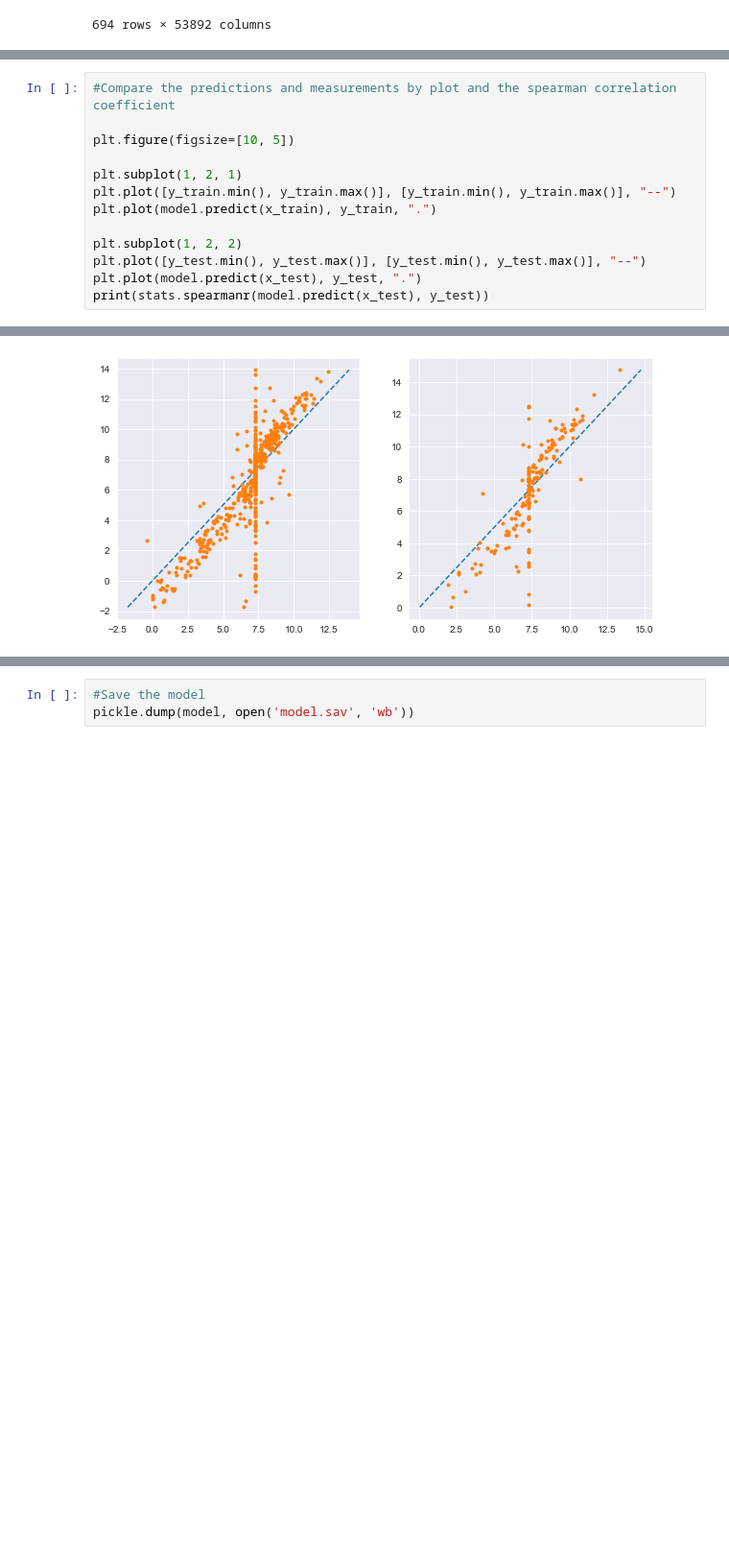
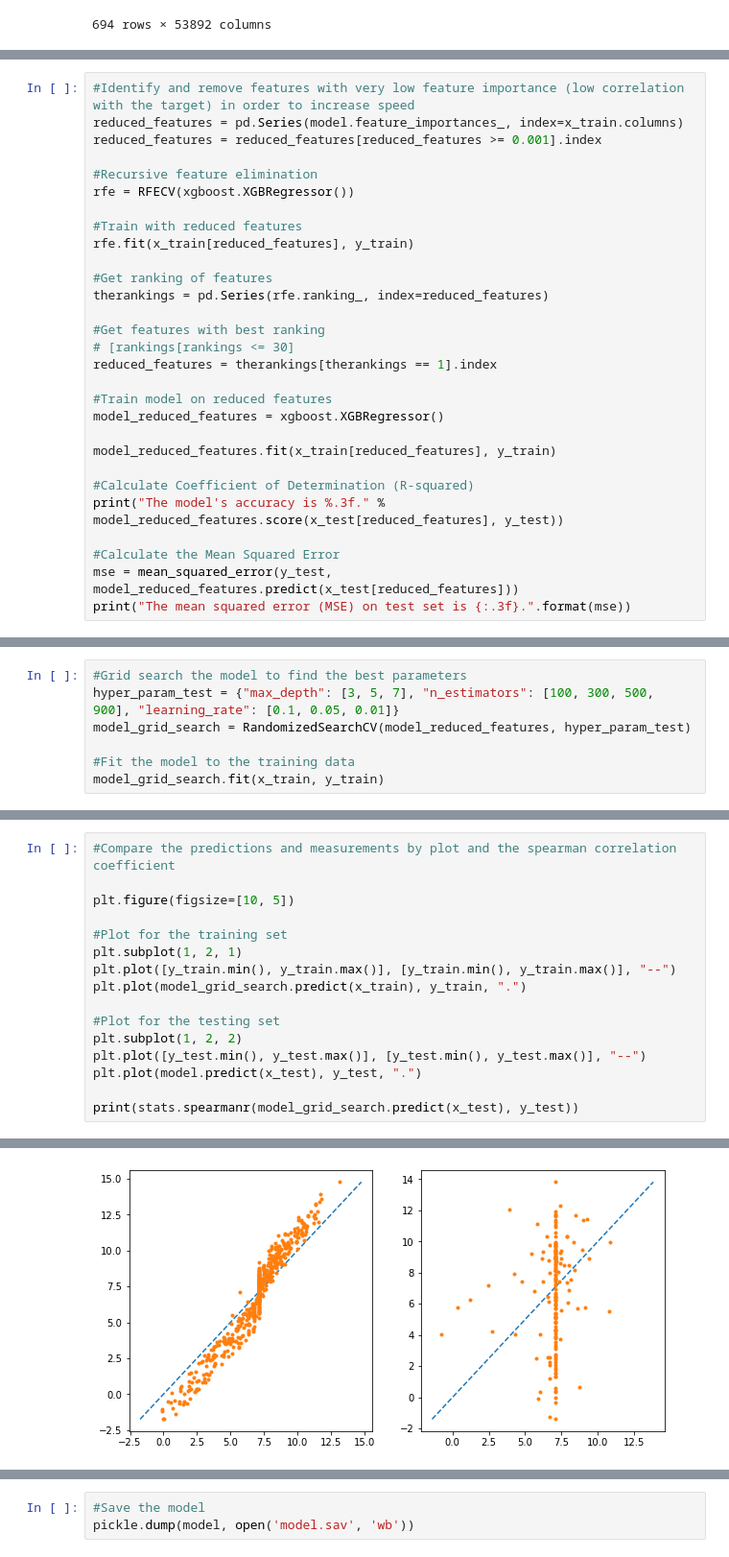
Before and after one commit to camilababo/Application-of-ML-approaches-towards-the-prediction-of-gene-expression-levels-in-S.thermophilus, a Jupyter notebook: ML_pipeline/running_pipeline.ipynb, the cells around one changed output, grey strips where cells are left out. Shown at 96% size. Saved outputs shown, nothing was run; the diff lists cells and outputs as text; blank space fills up the shorter version.

```diff
--- a/ML_pipeline/running_pipeline.ipynb
+++ b/ML_pipeline/running_pipeline.ipynb
@@ -382,0 +411,29 @@ The mean squared error (MSE) on test set is 9.943.
+# %%
+#Identify and remove features with very low feature importance (low correlation with the target) in order to increase speed
+reduced_features = pd.Series(model.feature_importances_, index=x_train.columns)
+reduced_features = reduced_features[reduced_features >= 0.001].index
+
+#Recursive feature elimination
+rfe = RFECV(xgboost.XGBRegressor())
+
+#Train with reduced features
+rfe.fit(x_train[reduced_features], y_train)
+
+#Get ranking of features
+therankings = pd.Series(rfe.ranking_, index=reduced_features)
+
+#Get features with best ranking
+# [rankings[rankings <= 30]
+reduced_features = therankings[therankings == 1].index
+
+#Train model on reduced features
+model_reduced_features = xgboost.XGBRegressor()
+
+model_reduced_features.fit(x_train[reduced_features], y_train)
+
+#Calculate Coefficient of Determination (R-squared)
+print("The model's accuracy is %.3f." % model_reduced_features.score(x_test[reduced_features], y_test))
+
+#Calculate the Mean Squared Error
+mse = mean_squared_error(y_test, model_reduced_features.predict(x_test[reduced_features]))
+print("The mean squared error (MSE) on test set is {:.3f}.".format(mse))
@@ -382,0 +446,7 @@ The mean squared error (MSE) on test set is 9.943.
+# %%
+#Grid search the model to find the best parameters
+hyper_param_test = {"max_depth": [3, 5, 7], "n_estimators": [100, 300, 500, 900], "learning_rate": [0.1, 0.05, 0.01]}
+model_grid_search = RandomizedSearchCV(model_reduced_features, hyper_param_test)
+
+#Fit the model to the training data
+model_grid_search.fit(x_train, y_train)
@@ -385,12 +472,15 @@ The mean squared error (MSE) on test set is 9.943.
 
 plt.figure(figsize=[10, 5])
 
+#Plot for the training set
 plt.subplot(1, 2, 1)
 plt.plot([y_train.min(), y_train.max()], [y_train.min(), y_train.max()], "--")
-plt.plot(model.predict(x_train), y_train, ".")
+plt.plot(model_grid_search.predict(x_train), y_train, ".")
 
+#Plot for the testing set
 plt.subplot(1, 2, 2)
 plt.plot([y_test.min(), y_test.max()], [y_test.min(), y_test.max()], "--")
 plt.plot(model.predict(x_test), y_test, ".")
-print(stats.spearmanr(model.predict(x_test), y_test))
+
+print(stats.spearmanr(model_grid_search.predict(x_test), y_test))
 # %% [output]
@@ -398 +488 @@ SpearmanrResult(correlation=0.8541734848208722, pvalue=1.0044969839143624e-50)
-[figure, old version]
+[figure, new version]
```
Also changed, not shown: parts of 30 cells of this notebook, 2 other files.
